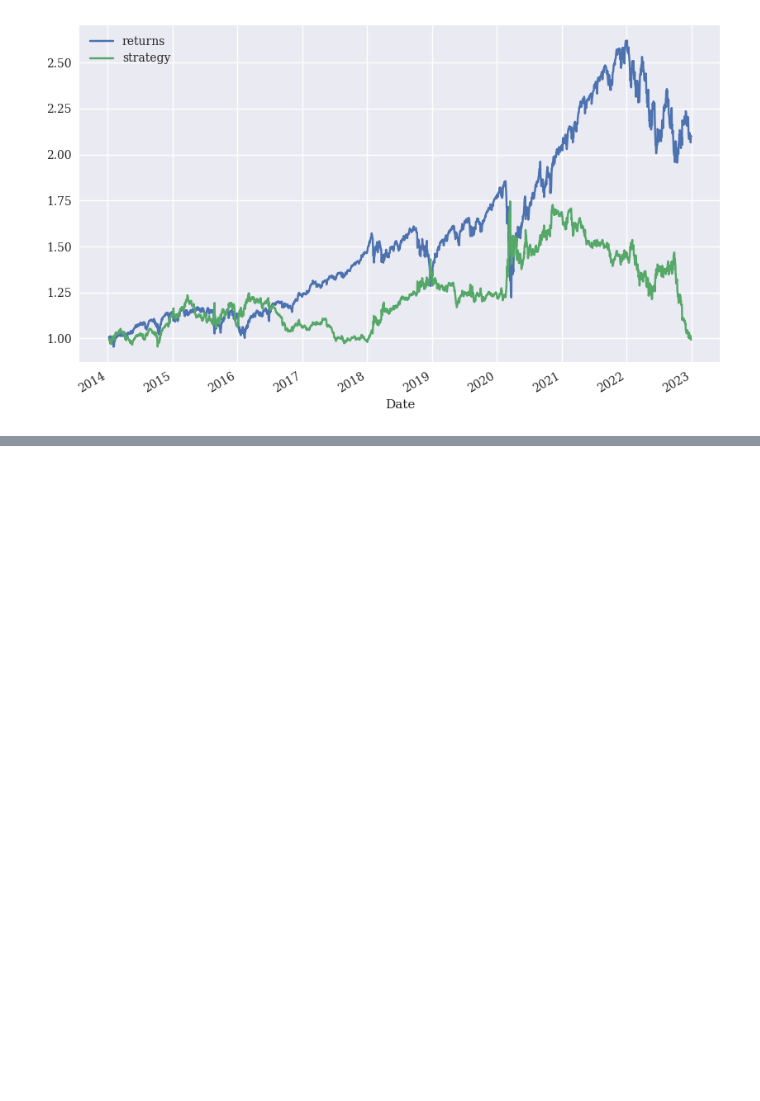
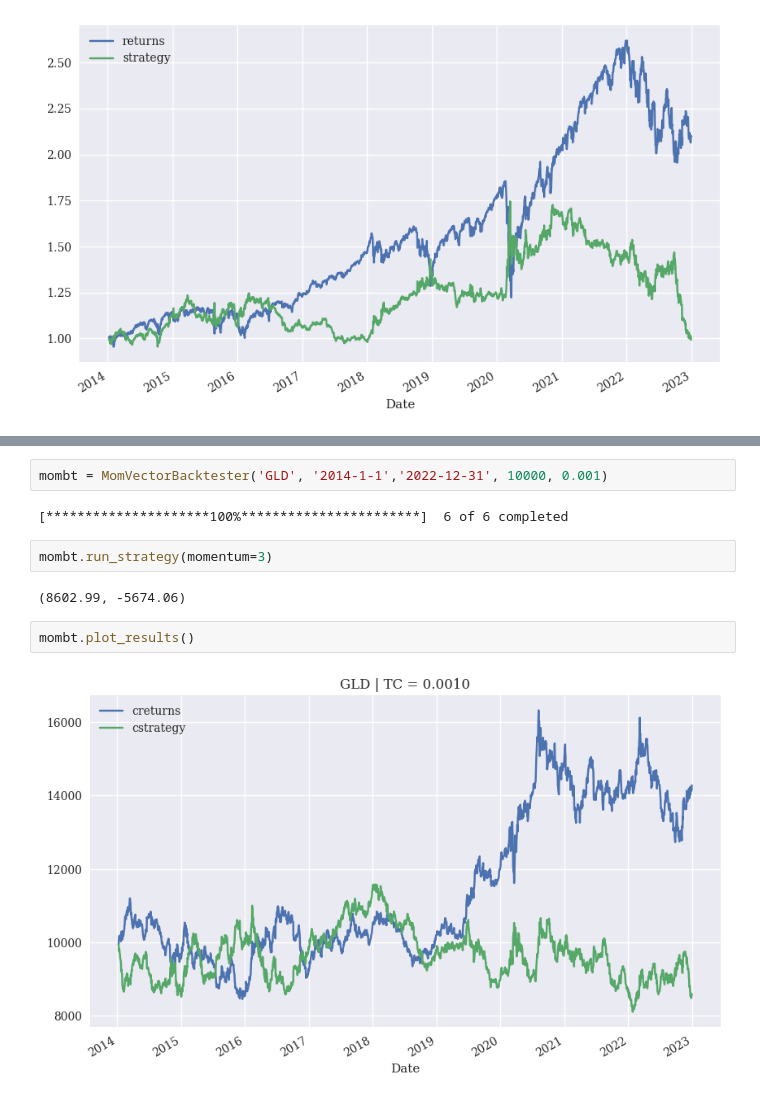
Before and after one commit to MartinKasak/Python_Finance_Numpy_Pandas, a Jupyter notebook: Python For Algorithmic Trading.ipynb, the cells around one changed output, grey strips where cells are left out. Saved outputs shown, nothing was run; the diff lists cells and outputs as text; blank space fills up the shorter version.

```diff
--- a/Python For Algorithmic Trading.ipynb
+++ b/Python For Algorithmic Trading.ipynb
@@ -283,0 +402,12 @@ data[['returns', 'strategy']].dropna().cumsum().apply(np.exp).plot(figsize=(10,
+# %%
+mombt = MomVectorBacktester('GLD', '2014-1-1','2022-12-31', 10000, 0.001)
+# %% [output]
+[*********************100%***********************]  6 of 6 completed
+# %%
+mombt.run_strategy(momentum=3)
+# %% [output]
+(8602.99, -5674.06)
+# %%
+mombt.plot_results()
+# %% [output]
+[figure, added]
```
Also changed, not shown: parts of 19 cells of this notebook.
